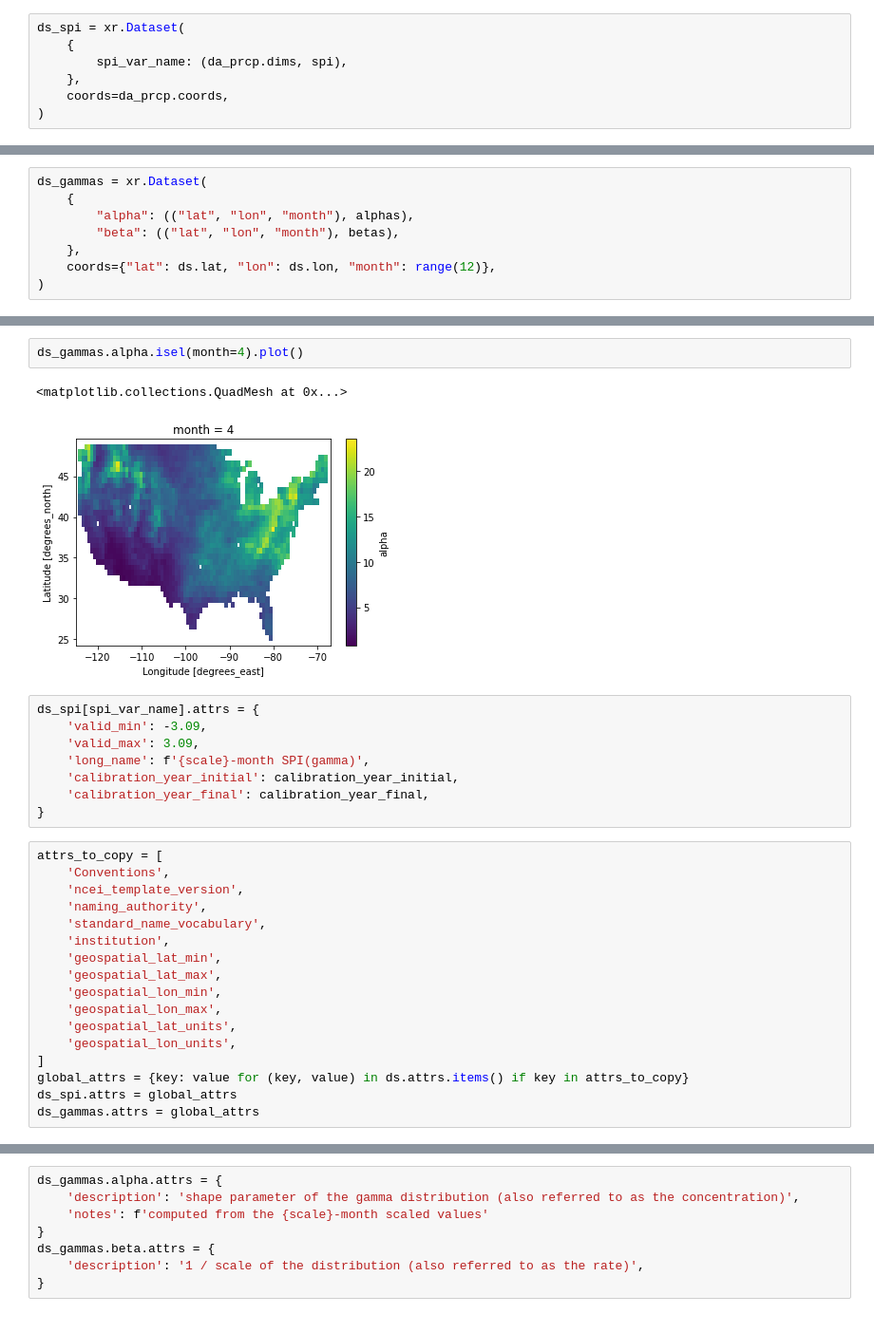
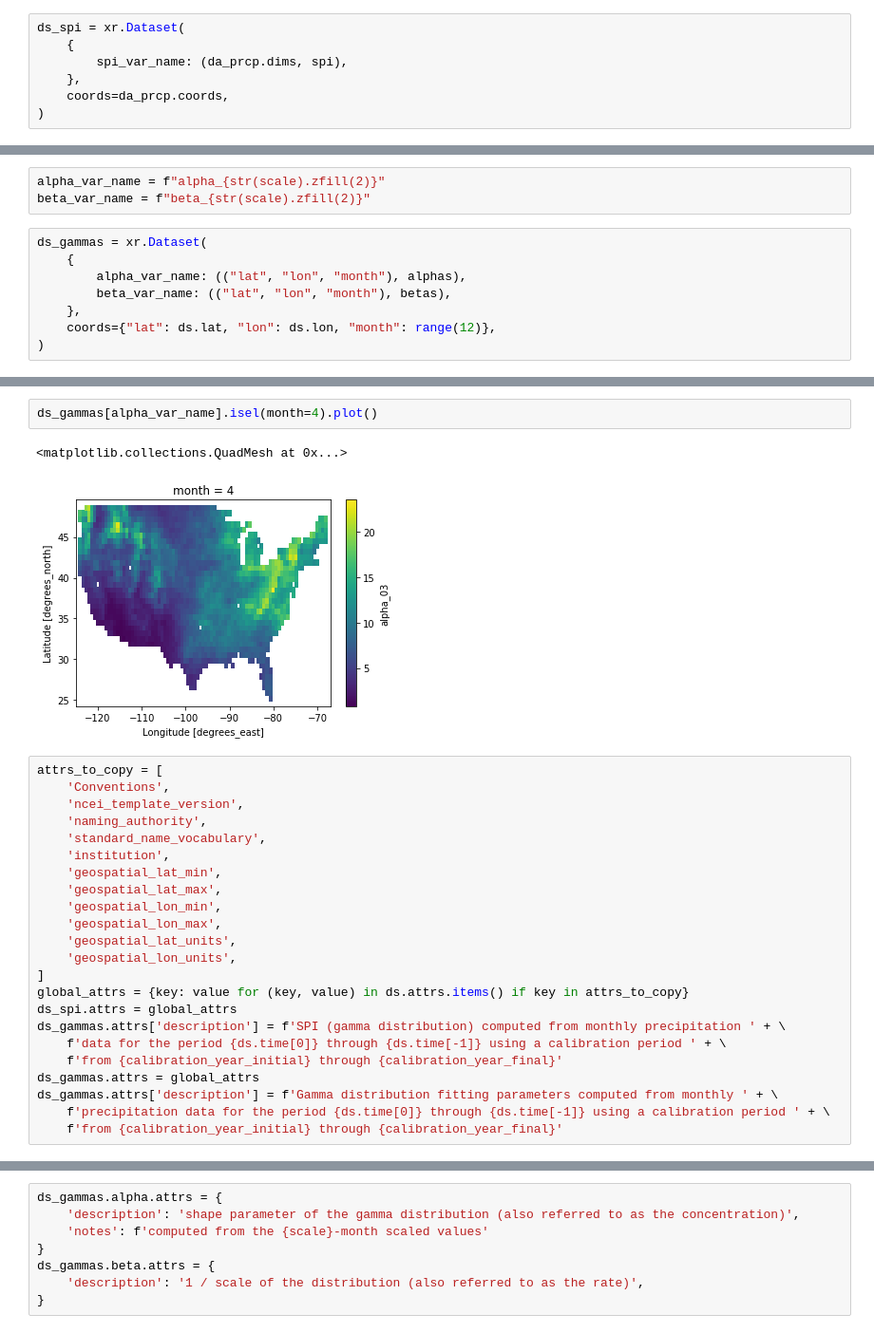
Before and after one commit to monocongo/climate_indices, a Jupyter notebook: notebooks/generate_fitting_parameters_nclimgrid.ipynb, the cells around one changed output, grey strips where cells are left out. Shown at 95% size. Saved outputs shown, nothing was run; the diff lists cells and outputs as text.

Commit message:
updates for adding attributes and using months scale in gamma variable names, etc.
#342

```diff
--- a/notebooks/generate_fitting_parameters_nclimgrid.ipynb
+++ b/notebooks/generate_fitting_parameters_nclimgrid.ipynb
@@ -103,8 +114,11 @@ Data variables:
+# %%
+alpha_var_name = f"alpha_{str(scale).zfill(2)}"
+beta_var_name = f"beta_{str(scale).zfill(2)}"
 # %%
 ds_gammas = xr.Dataset(
     {
-        "alpha": (("lat", "lon", "month"), alphas),
-        "beta": (("lat", "lon", "month"), betas),
+        alpha_var_name: (("lat", "lon", "month"), alphas),
+        beta_var_name: (("lat", "lon", "month"), betas),
     },
     coords={"lat": ds.lat, "lon": ds.lon, "month": range(12)},
 )
@@ -123,16 +137,8 @@ Data variables:
 # %%
-ds_gammas.alpha.isel(month=4).plot()
+ds_gammas[alpha_var_name].isel(month=4).plot()
 # %% [output]
 <matplotlib.collections.QuadMesh at 0x...>
-[figure, old version]
+[figure, new version]
-# %%
-ds_spi[spi_var_name].attrs = {
-    'valid_min': -3.09,
-    'valid_max': 3.09,
-    'long_name': f'{scale}-month SPI(gamma)',
-    'calibration_year_initial': calibration_year_initial,
-    'calibration_year_final': calibration_year_final,
-}
 # %%
 attrs_to_copy = [
     'Conventions',
@@ -149,7 +155,13 @@ attrs_to_copy = [
 ]
 global_attrs = {key: value for (key, value) in ds.attrs.items() if key in attrs_to_copy}
 ds_spi.attrs = global_attrs
+ds_gammas.attrs['description'] = f'SPI (gamma distribution) computed from monthly precipitation ' + \
+    f'data for the period {ds.time[0]} through {ds.time[-1]} using a calibration period ' + \
+    f'from {calibration_year_initial} through {calibration_year_final}'
 ds_gammas.attrs = global_attrs
+ds_gammas.attrs['description'] = f'Gamma distribution fitting parameters computed from monthly ' + \
+    f'precipitation data for the period {ds.time[0]} through {ds.time[-1]} using a calibration period ' + \
+    f'from {calibration_year_initial} through {calibration_year_final}'
 # %%
 ds_gammas
 # %% [output]
```
Also changed, not shown: parts of 13 cells of this notebook.
